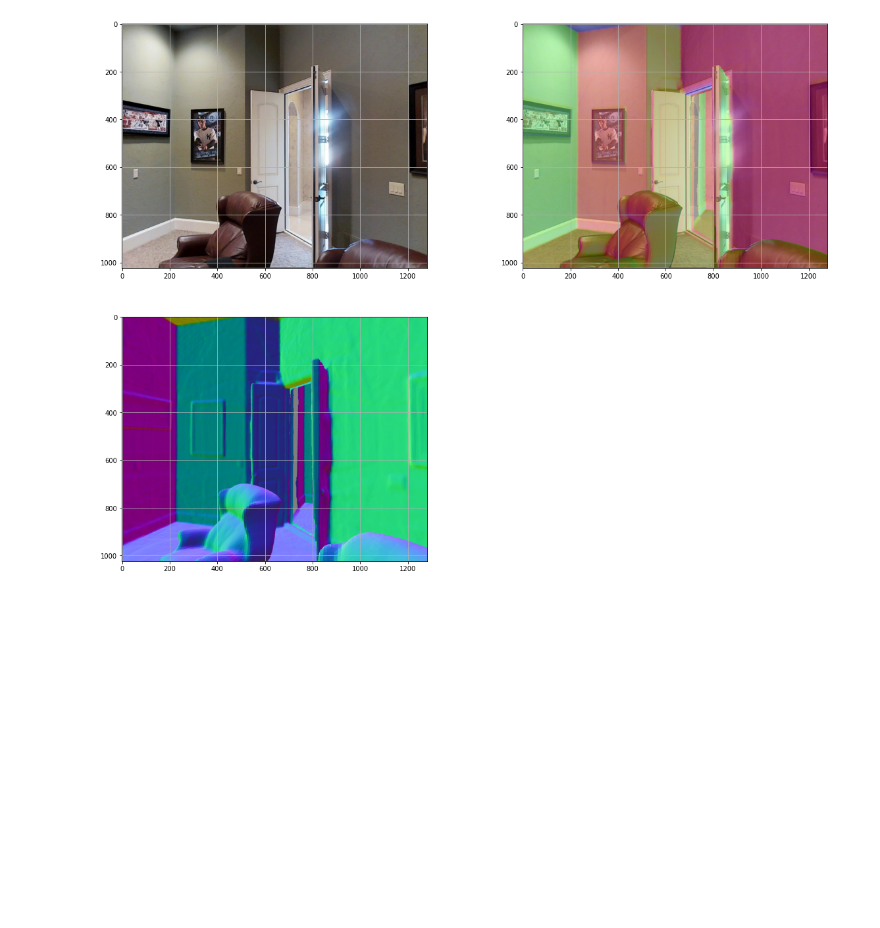
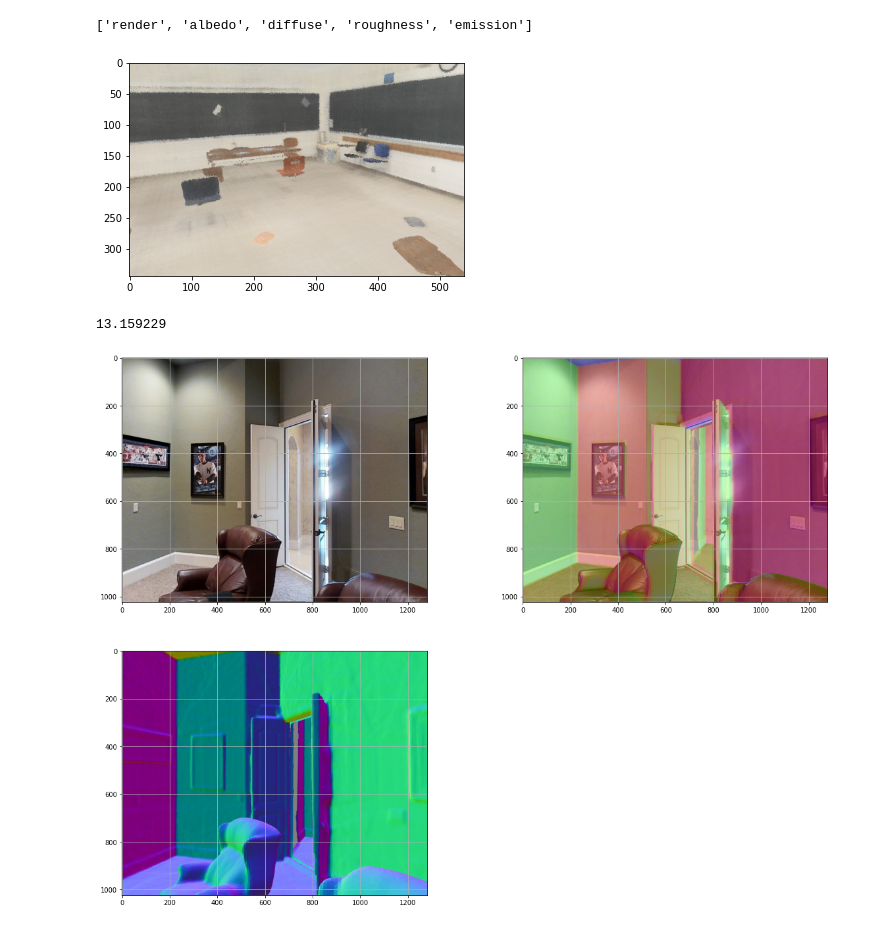
Before and after one commit to Jerrypiglet/rui-indoorinv-data, a Jupyter notebook: test_class_openroomsScene2D.ipynb, the cells around one changed output. Drawn from its saved outputs; the diff is of its cells as text; code cells hidden in the pictures; blank space fills up the shorter version.

```diff
--- a/test_class_openroomsScene2D.ipynb
+++ b/test_class_openroomsScene2D.ipynb
@@ -3,6 +3,27 @@
 %autoreload 2
 from IPython.display import display, HTML
 display(HTML("<style>.container { width:90% !important; }</style>"))
+# %%
+import numpy as np
+import matplotlib.pyplot as plt
+xx = '/Users/jerrypiglet/Downloads/2000/train/000002.npz'
+xx = np.load(xx)
+print(list(xx.keys()))
+
+_im = xx['diffuse']
+im = np.clip(_im.transpose(1, 2, 0)**(1./2.2), 0., 1.)[:, :, [2, 1, 0]]
+plt.figure()
+plt.imshow(im)
+plt.show()
+
+plt.imsave('a.png', im)
+# %% [output]
+['render', 'albedo', 'diffuse', 'roughness', 'emission']
+[figure, added]
+# %%
+np.amax(render)
+# %% [output]
+13.159229
 # %%
 # im_path = '/Users/jerrypiglet/Documents/Projects/OpenRooms_RAW_loader/data/indoor_synthetic/bathroom/train/segmentation/002.exr'
 # 0, 1, [6, 7]
```
Also changed, not shown: 3 other files.
